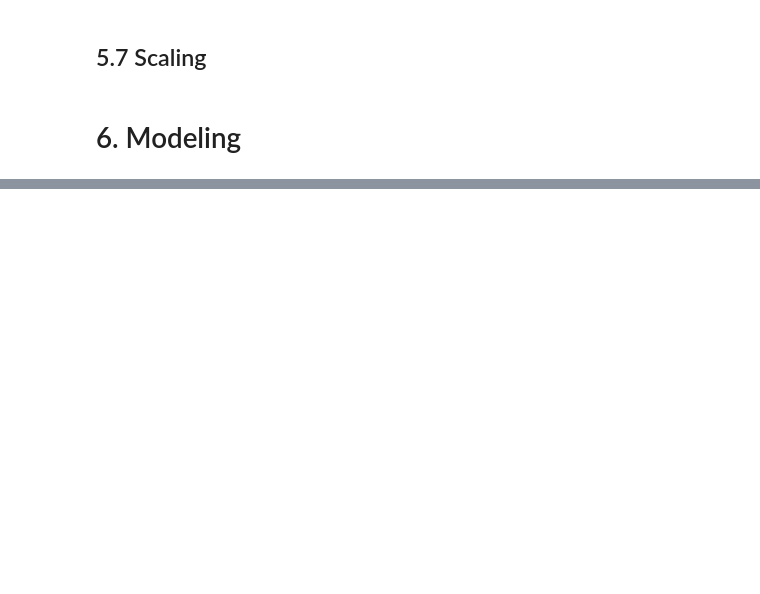
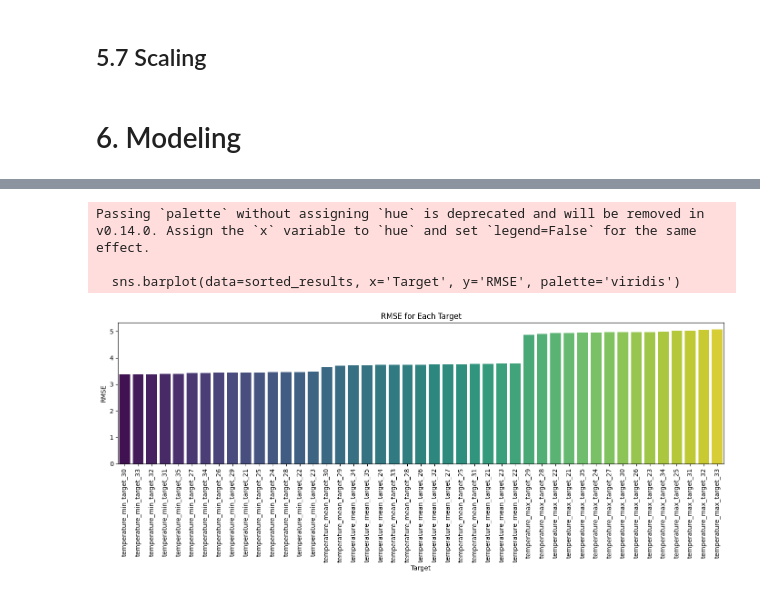
Before and after one commit to khokhlovamariia/Subseasonal_Forecast, a Jupyter notebook: Full_data.ipynb, the cells around one changed output, grey strips where cells are left out. Cells and saved outputs as stored; diff of their text form; code cells hidden in the pictures; blank space fills up the shorter version.

```diff
--- a/Full_data.ipynb
+++ b/Full_data.ipynb
@@ -1219,0 +1262,17 @@ You can set `force_col_wise=true` to remove the overhead.
+# %%
+# Initialize the LightGBM regressor
+model = LGBMRegressor(**params, n_estimators=500)
+
+# Training with Progress Bar
+print("[INFO] Training LightGBM model...")
+start_time = time.time()
+
+# Fit the model with progress bar
+model.fit(
+    X_train_scaled_df.drop(['rain_indicator_1', 'rain_indicator_2'], axis=1), y_train,
+    eval_set=[(X_test_scaled_df.drop(['rain_indicator_1', 'rain_indicator_2'], axis=1), y_test)],
+    eval_metric='rmse',
+)
+
+end_time = time.time()
+print(f"[INFO] Training completed in {end_time - start_time:.2f} seconds.")
@@ -1219,0 +1282,12 @@ You can set `force_col_wise=true` to remove the overhead.
+# %%
+# Make predictions on the test set
+print("[INFO] Making predictions...")
+y_pred = model.predict(X_test_scaled_df.drop(['rain_indicator_1', 'rain_indicator_2'], axis=1))
+
+# Evaluate the model
+print("[INFO] Evaluating the model...")
+rmse = mean_squared_error(y_test, y_pred, squared=False)
+mae = mean_absolute_error(y_test, y_pred)
+
+print(f"RMSE: {rmse:.2f}")
+print(f"MAE: {mae:.2f}")
@@ -1219,0 +1301,3 @@ You can set `force_col_wise=true` to remove the overhead.
+# %%
+X_train_full_scaled_df = pd.DataFrame(X_train_full_scaled, columns=X_train_full.columns, index=X_train_full.index)
+X_test_full_scaled_df = pd.DataFrame(X_test_full_scaled, columns=X_test_full.columns, index=X_test_full.index)
@@ -1232,0 +1470,18 @@ Evaluation metrics:
+# %%
+# Sort results by RMSE for better visualization
+sorted_results = results_df.sort_values(by='RMSE')
+
+# 1. Bar Plot for RMSE Across All Targets
+plt.figure(figsize=(14, 6))
+sns.barplot(data=sorted_results, x='Target', y='RMSE', palette='viridis')
+plt.xticks(rotation=90)
+plt.title('RMSE for Each Target')
+plt.xlabel('Target')
+plt.ylabel('RMSE')
+plt.tight_layout()
+plt.show()
+# %% [output]
+Passing `palette` without assigning `hue` is deprecated and will be removed in v0.14.0. Assign the `x` variable to `hue` and set `legend=False` for the same effect.
+
+  sns.barplot(data=sorted_results, x='Target', y='RMSE', palette='viridis')
+[figure, added]
```
Also changed, not shown: parts of 35 cells of this notebook, 6 other files.
